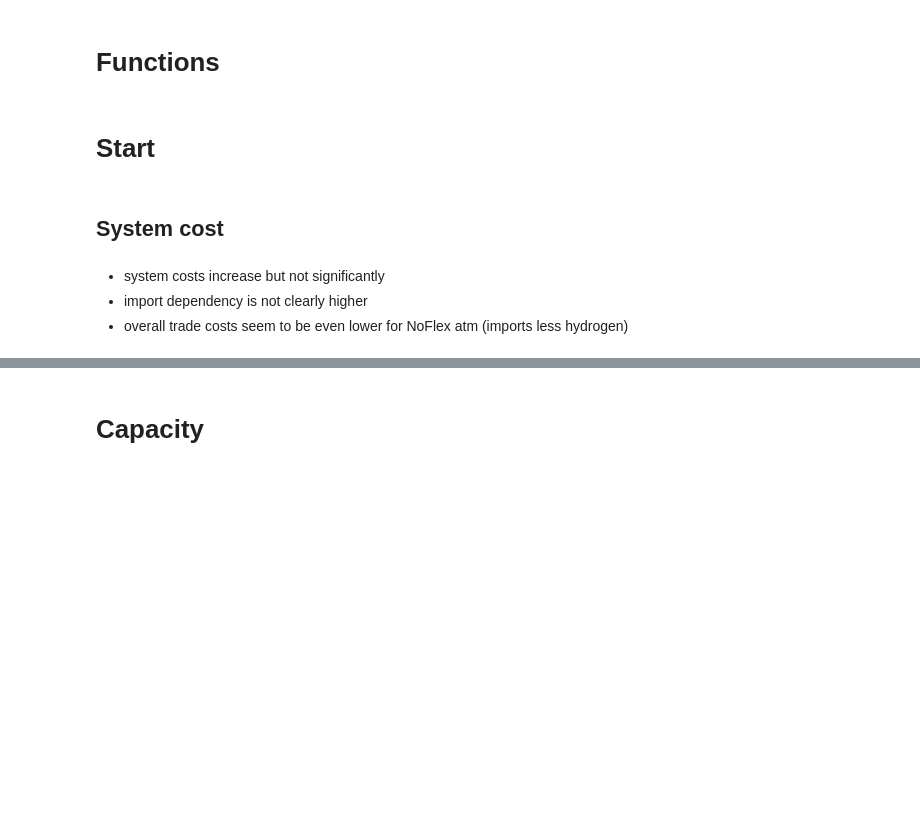
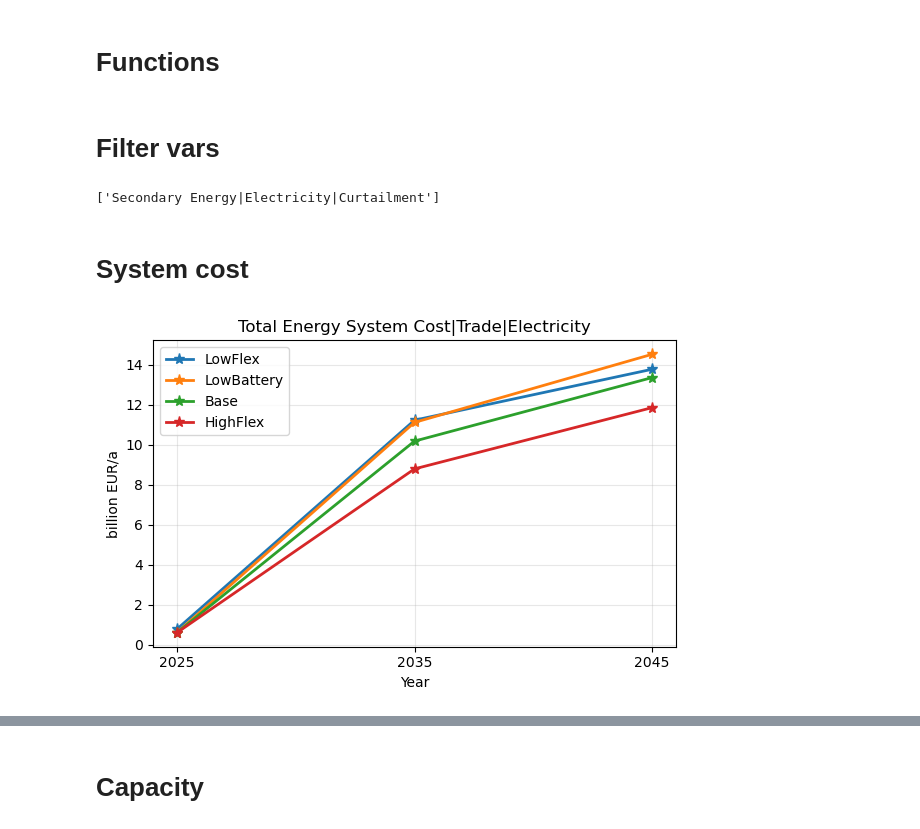
Before and after one commit to JulianGeis/pypsa-de-flex, a Jupyter notebook: flex_notebooks/scenario_comparison.ipynb, the cells around one changed output, grey strips where cells are left out. Drawn from its saved outputs; the diff is of its cells as text; code cells hidden in the pictures; blank space fills up the shorter version.

Commit message:
update of Base capacities, plotting, jupyter notebooks

```diff
--- a/flex_notebooks/scenario_comparison.ipynb
+++ b/flex_notebooks/scenario_comparison.ipynb
@@ -26,8 +33,8 @@ kwargs = {
 # %%
 f = "/home/julian-geis/Documents/06_PhD/02Flexibility/runs/"
-run = "20251024-flex-restrict-component-buildout-test"  # "20251023-flex-scenario-update" # "20251015-flex-scenario-update-27cl-3h" # "20251013_flex-scenarios-temporal-industry-load-27cl-3h"
-scenarios = ["LowFlex50", "LowFlex75", "LowBatt50"]
-years = [2035, 2045]
+run = "20251110-flex-main-scenarios"  # "20251109-flex-4scenarios-27cl-1H"  # "20251023-flex-scenario-update" # "20251015-flex-scenario-update-27cl-3h" # "20251013_flex-scenarios-temporal-industry-load-27cl-3h"
+scenarios = ["LowFlex", "LowBattery", "Base", "HighFlex"]
+years = [2045]
 # %%
 networks = {}
 for scenario in scenarios:
@@ -37,6 +60,6 @@ for scenario in scenarios:
 # %%
 # load variables
-results = {}
+variables = {}
 for scenario in scenarios:
     df = (
         pd.read_excel(
@@ -48,7 +71,7 @@ for scenario in scenarios:
         .groupby(["Variable", "Unit"], dropna=False)
         .sum()
     ).round(5)
-    results[scenario] = df
+    variables[scenario] = df
 # %% [markdown]
 # Functions
 # %%
@@ -82,21 +739,22 @@ def plot_variable(variable_name, results, scenarios, unit=None):
 # %% [markdown]
-# Start
+# Filter vars
 # %%
 # filter for vars
-search = "Secondary Ener"
-vars = results["MedFlex"].index.get_level_values("Variable").unique().to_list()
+search = "Curtailment"
+vars = variables["Base"].index.get_level_values("Variable").unique().to_list()
 [v for v in vars if search in v]
+# %% [output]
+['Secondary Energy|Electricity|Curtailment']
 # %% [markdown]
-## System cost
+# System cost
 # %%
 # System costs
-# plot_variable("Total Energy System Cost|Trade|Hydrogen", results, scenarios, unit="billion EUR/a")
-# plot_variable("Total Energy System Cost|Trade|Electricity", results, scenarios, unit="billion EUR/a")
-# plot_variable("Total Energy System Cost", results, scenarios, unit="billion EUR/a")
-# plot_variable("Total Energy System Cost|Non Trade", results, scenarios, unit="billion EUR/a")
-# plot_variable("Total Energy System Cost|Trade", results, scenarios, unit="billion EUR/a")
-plot_variable("Total Energy System Cost|EU", results, scenarios, unit="billion EUR/a")
+# plot_variable("Total Energy System Cost|Trade|Hydrogen", variables, scenarios, unit="billion EUR/a")
+plot_variable("Total Energy System Cost|Trade|Electricity", variables, scenarios, unit="billion EUR/a")
+# plot_variable("Total Energy System Cost|Trade|Efuels", variables, scenarios, unit="billion EUR/a")
+# plot_variable("Total Energy System Cost", variables, scenarios, unit="billion EUR/a")
+# plot_variable("Total Energy System Cost|Non Trade", variables, scenarios, unit="billion EUR/a")
+# plot_variable("Total Energy System Cost|Trade", variables, scenarios, unit="billion EUR/a")
+# plot_variable("Total Energy System Cost|EU", variables, scenarios, unit="billion EUR/a")
+# %% [output]
+[figure, added]
-# %% [markdown]
-- system costs increase but not significantly
-- import dependency is not clearly higher
-- overall trade costs seem to be even lower for NoFlex atm (imports less hydrogen)
```
Also changed, not shown: parts of 38 cells of this notebook, 7 other files.
